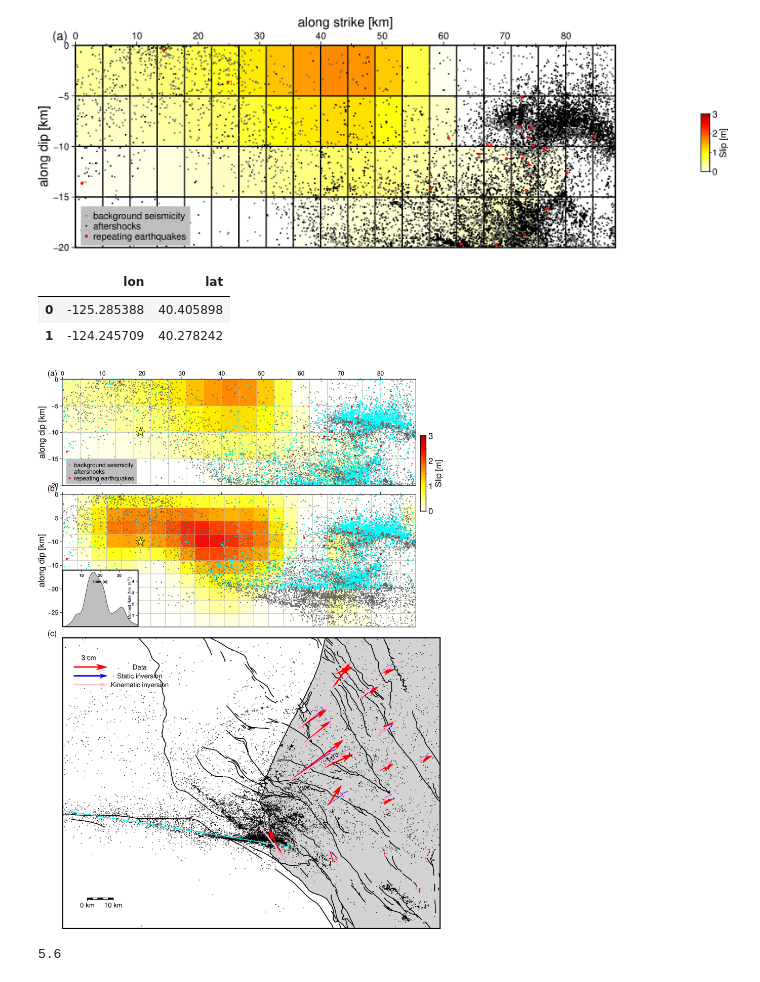
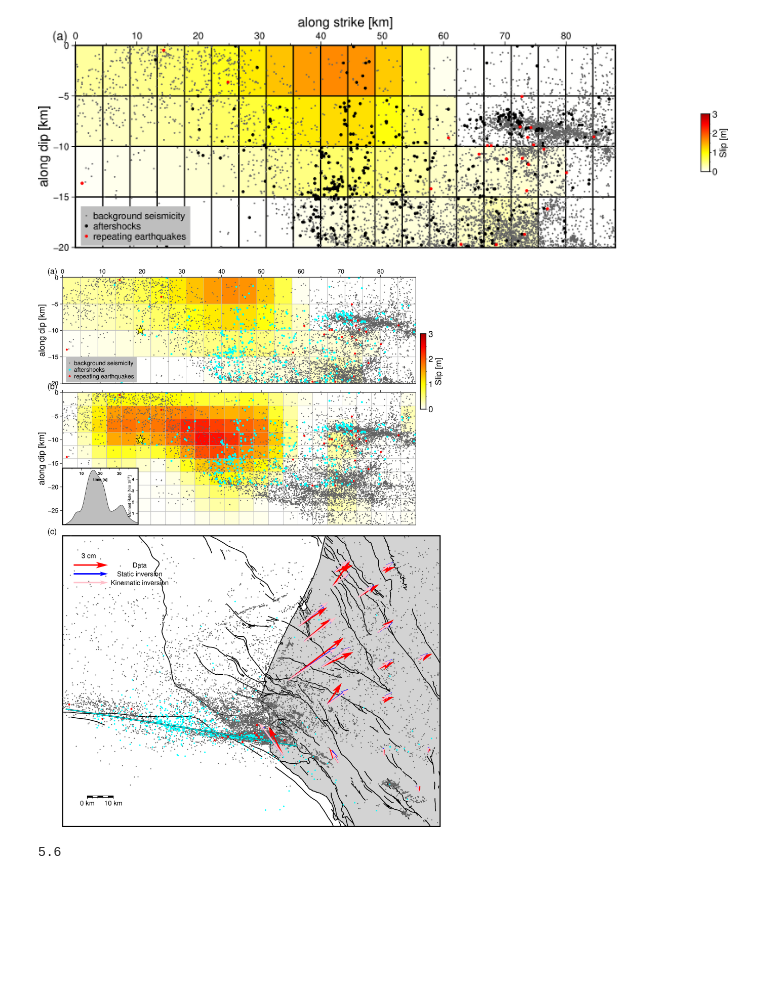
Before and after one commit to Thomas-Ulrich/2024CapeMendocinoEarthquake, a Jupyter notebook: figures/figure2/plot.ipynb, the cells around one changed output. Drawn from its saved outputs; the diff is of its cells as text; code cells hidden in the pictures; blank space fills up the shorter version.

```diff
--- a/figures/figure2/plot.ipynb
+++ b/figures/figure2/plot.ipynb
@@ -44,32 +51,26 @@ stf = pd.concat([stf, pd.DataFrame([[21, 0]], columns=['time', 'Moment_Rate'])])
 # %%
 
 
 fig = pygmt.Figure()
 fig.basemap(projection='X18.7c/7c', region=[0, 88, -20, 0], frame=['WNbr', 'xa10f5+lalong strike [km]', 'ya5+lalong dip [km]'])
 for i, row in static_inv.iterrows():
     fig.plot(x=[row.r, row.l, row.l, row.r], y=-np.array([row.t, row.t, row.b, row.b]), pen='1p,black', close=True, fill=cpt(row.slip))
 cc = 100
 fig.plot(x = background.along_stk_disloc, y=-background.depth, style='c0.05c', fill=f'{cc}/{cc}/{cc}', label='background seismicity')
-fig.plot(x = cat.along_stk_disloc, y=-cat.depth, style='c0.05c', fill='black', label='aftershocks')
+fig.plot(x = cat.along_stk_disloc, y=-cat.depth, style='c0.10c', fill='black', label='aftershocks')
 fig.plot(x = repeating_cat.along_stk_disloc, y=-repeating_cat.depth, style='c0.1c', fill='red', label='repeating earthquakes')
 
 
 with pygmt.config(FONT_LABEL='24p,Helvetica,black', FONT_ANNOT_PRIMARY='24p,Helvetica,black'):
     fig.colorbar(frame=['xa1f0.5+lSlip [m]', 'ya0.5'], position='g102/-12.5.5+w2c/0.3c', cmap='slip.cpt')
 fig.text(position='TL', no_clip=True, text='(a)', font='12p,Helvetica,black', offset='-0.8c/0.5c')
 fig.legend(position='n0.01/0.01', box='+ggray')
 
 fig.savefig('./fig2.pdf')
 
 fig.show(width=1200)
 # %% [output]
-[figure, old version]
+[figure, new version]
-# %%
-fault_cords
-# %% [output]
-|  | lon | lat |
-| 0 | -125.285388 | 40.405898 |
-| 1 | -124.245709 | 40.278242 |
 # %%
 region=[-125.3, -123.6, 40, 41]
 fig = pygmt.Figure()
@@ -89,15 +90,29 @@ fig.plot(
     data='./faults.gmt',
     pen="1p,black",
 )
-
+cc = 100
+fig.plot(
+    x=background.lon,
+    y=background.lat,
+    style="c0.05c",
+    fill=f'{cc}/{cc}/{cc}',
+)
+fig.plot(
+    x=repeating_cat.lon,
+    y=repeating_cat.lat,
+    style="c0.1c",
+    fill='red',
+)
 fig.plot(
     x=cat.lon,
     y=cat.lat,
-    style="c1p",
-    fill="black",
+    style="c0.07c",
+    fill="cyan",
 )
 spec="e60/0.39+f18"
-fig.plot(x=fault_cords.lon, y=fault_cords.lat, pen='1,cyan', close=True)
+fig.plot(x=fault_cords.lon, y=fault_cords.lat, pen='1.8p,black', close=True)
+fig.plot(x=fault_cords.lon, y=fault_cords.lat, pen='1p,cyan', close=True)
+
 disp = gnss[['id', 'lon', 'lat', 'E', 'N']]
 fig.velo(
     data=disp.iloc[:, 1:],
@@ -171,7 +186,7 @@ for along_dip in range(10):
     dist_dip -= 2.8
 cc = 100
 fig.plot(x = background.along_stk_disloc, y=-background.depth, style='c0.05c', fill=f'{cc}/{cc}/{cc}')
-fig.plot(x = cat_on_fault.along_stk_disloc, y=-cat_on_fault.depth, style='c0.05c', fill='cyan')
+fig.plot(x = cat_on_fault.along_stk_disloc, y=-cat_on_fault.depth, style='c0.1c', fill='cyan')
 fig.plot(x = repeating_cat.along_stk_disloc, y=-repeating_cat.depth, style='c0.1c', fill='red')
 fig.plot(x = mainshock.along_stk_disloc, y=-mainshock.depth, style='a0.5c', fill='yellow', pen='0.5p,black')
 fig.text(position='TL', no_clip=True, text='(b)', font='12p,Helvetica,black', offset='-0.8c/0.5c')
@@ -194,7 +209,7 @@ for i, row in static_inv.iterrows():
     fig.plot(x=[row.r, row.l, row.l, row.r], y=-np.array([row.t, row.t, row.b, row.b]), pen='0.5p,gray', close=True, fill=cpt(row.slip))
 cc = 100
 fig.plot(x = background.along_stk_disloc, y=-background.depth, style='c0.05c', fill=f'{cc}/{cc}/{cc}', label='background seismicity')
-fig.plot(x = cat_on_fault.along_stk_disloc, y=-cat_on_fault.depth, style='c0.05c', fill='cyan', label='aftershocks')
+fig.plot(x = cat_on_fault.along_stk_disloc, y=-cat_on_fault.depth, style='c0.1c', fill='cyan', label='aftershocks')
 fig.plot(x = repeating_cat.along_stk_disloc, y=-repeating_cat.depth, style='c0.1c', fill='red', label='repeating earthquakes')
 fig.plot(x = mainshock.along_stk_disloc, y=-mainshock.depth, style='a0.5c', fill='yellow', pen='0.5p,black')
 
@@ -207,7 +222,7 @@ fig.legend(position='n0.01/0.01', box='+ggray')
 
 fig.show(width=1200)
 # %% [output]
-[figure, old version]
+[figure, new version]
 # %%
 7 / 5 * 4
 # %% [output]
```
Also changed, not shown: parts of 4 cells of this notebook, 3 other files.
